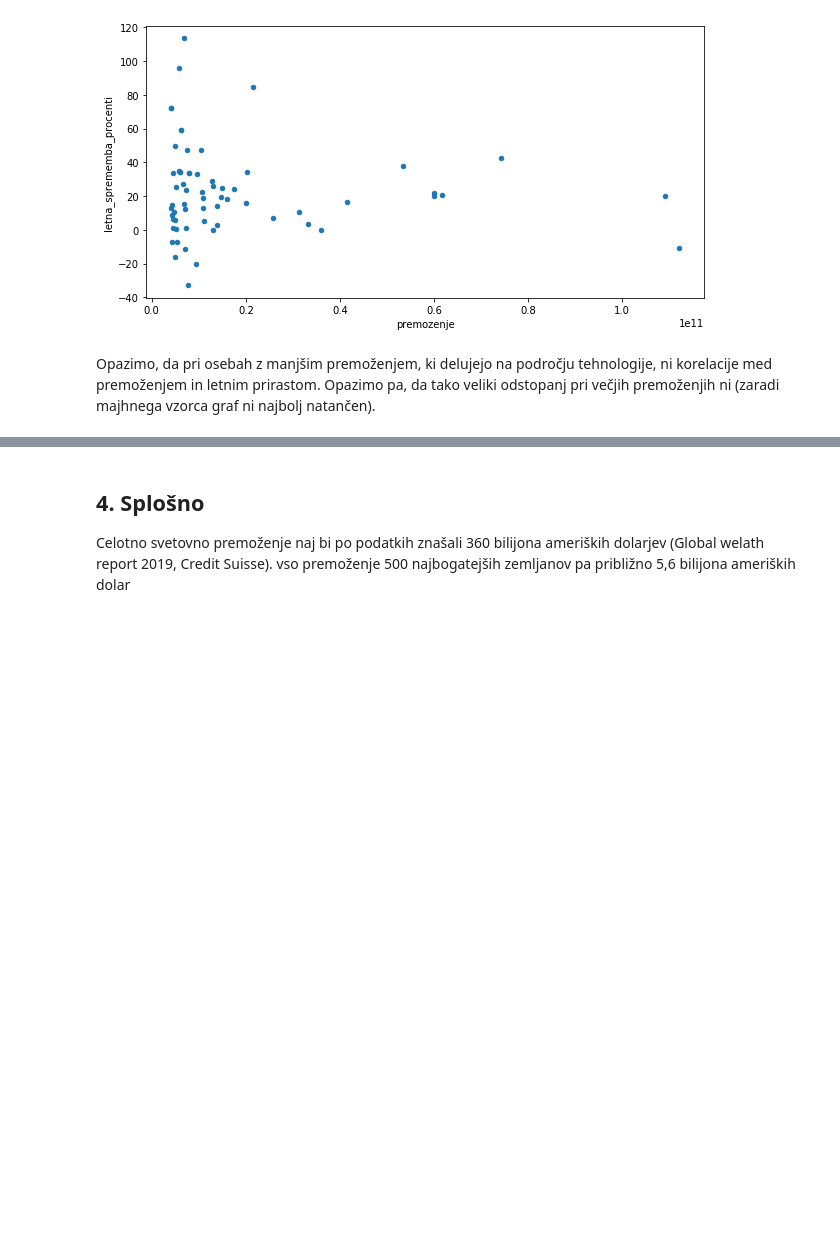
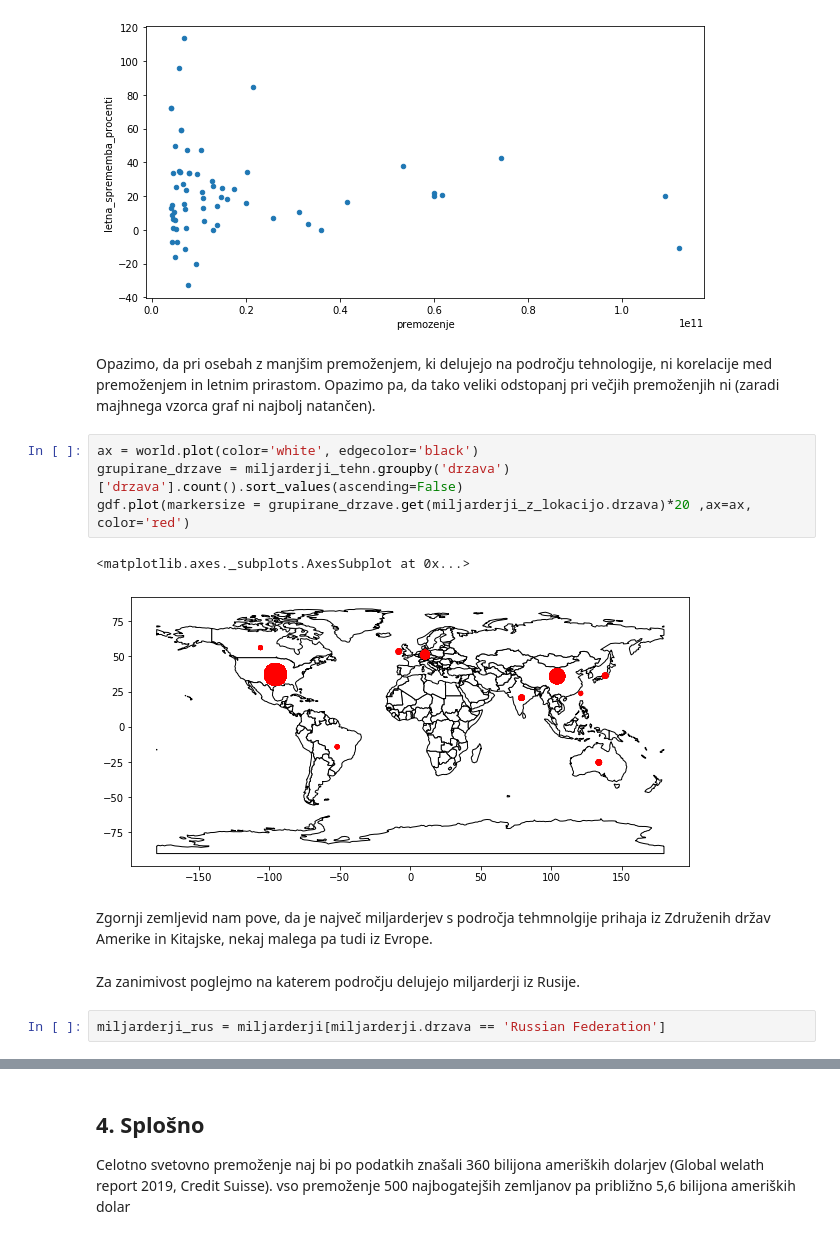
Before and after one commit to nikglobocnik/programiranje_1_projektna_naloga, a Jupyter notebook: najbogatejsi.ipynb, the cells around one changed output, grey strips where cells are left out. Cells and saved outputs as stored; diff of their text form; blank space fills up the shorter version.

```diff
--- a/najbogatejsi.ipynb
+++ b/najbogatejsi.ipynb
@@ -284,3 +282,16 @@ miljarderji_tehn[['premozenje', 'letna_sprememba_procenti']].plot.scatter('premo
 [figure]
 # %% [markdown]
 Opazimo, da pri osebah z manjšim premoženjem, ki delujejo na področju tehnologije, ni  korelacije med premoženjem in letnim prirastom. Opazimo pa, da tako veliki odstopanj pri večjih premoženjih ni (zaradi majhnega vzorca graf ni najbolj natančen).
+# %%
+ax = world.plot(color='white', edgecolor='black')
+grupirane_drzave = miljarderji_tehn.groupby('drzava')['drzava'].count().sort_values(ascending=False)
+gdf.plot(markersize = grupirane_drzave.get(miljarderji_z_lokacijo.drzava)*20 ,ax=ax, color='red')
+# %% [output]
+<matplotlib.axes._subplots.AxesSubplot at 0x...>
+[figure, added]
+# %% [markdown]
+Zgornji zemljevid nam pove, da je največ miljarderjev s področja tehmnolgije prihaja iz Združenih držav Amerike in Kitajske, nekaj malega pa tudi iz Evrope.
+# %% [markdown]
+Za zanimivost poglejmo na katerem področju delujejo miljarderji iz Rusije.
+# %%
+miljarderji_rus = miljarderji[miljarderji.drzava == 'Russian Federation']
```
Also changed, not shown: parts of 13 cells of this notebook.
